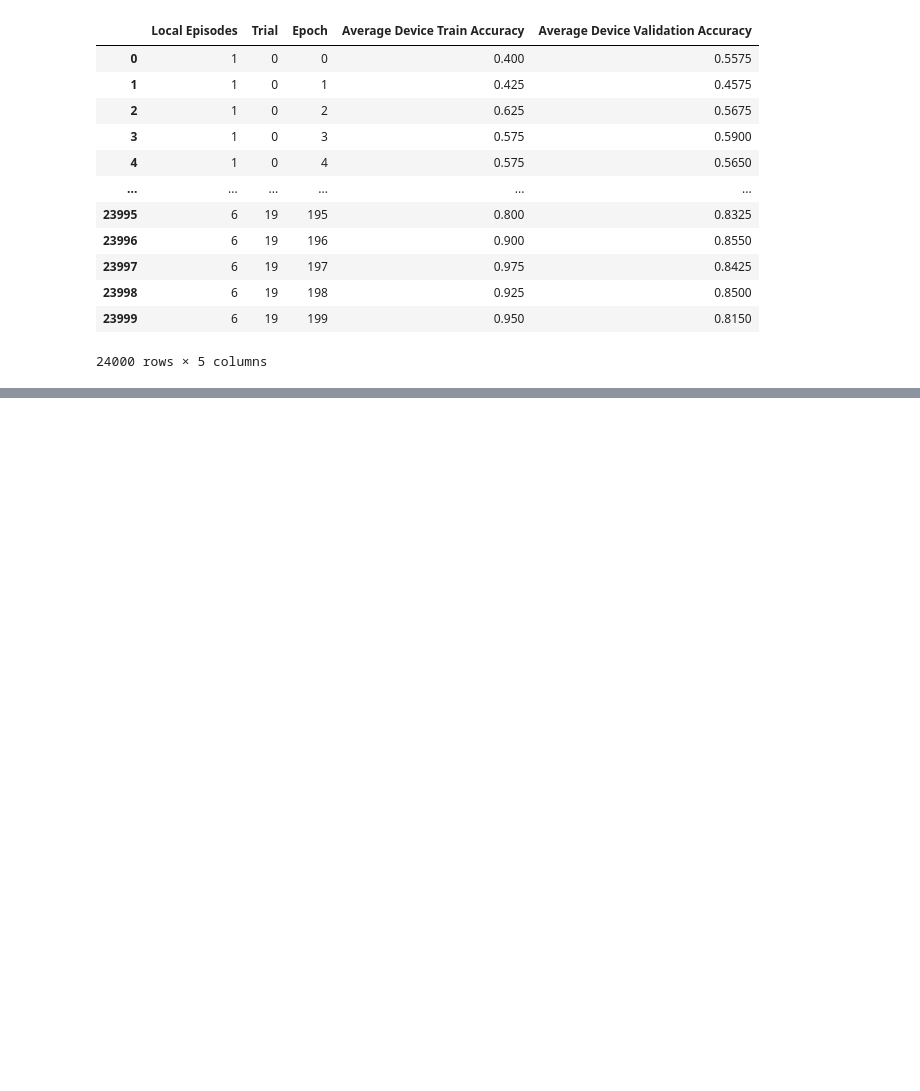
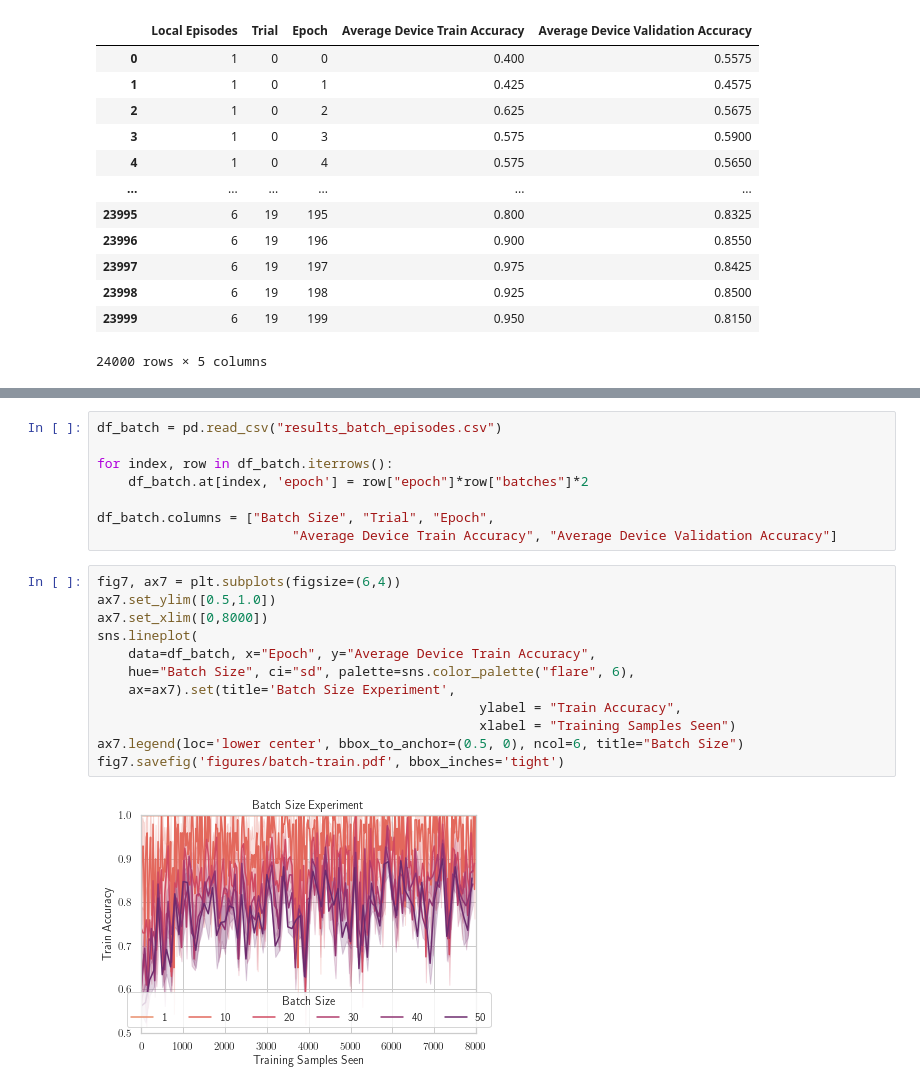
Before and after one commit to kavyakvk/TinyFederatedLearning, a Jupyter notebook: source/simulation/simulation-results/Graphing.ipynb, the cells around one changed output, grey strips where cells are left out. Drawn from its saved outputs; the diff is of its cells as text; blank space fills up the shorter version.

```diff
--- a/source/simulation/simulation-results/Graphing.ipynb
+++ b/source/simulation/simulation-results/Graphing.ipynb
@@ -155,0 +158,22 @@ fig6.savefig('figures/comparison-pretrain-val.pdf', bbox_inches='tight')
+# %%
+df_batch = pd.read_csv("results_batch_episodes.csv")
+
+for index, row in df_batch.iterrows():
+    df_batch.at[index, 'epoch'] = row["epoch"]*row["batches"]*2
+
+df_batch.columns = ["Batch Size", "Trial", "Epoch",
+                         "Average Device Train Accuracy", "Average Device Validation Accuracy"]
+# %%
+fig7, ax7 = plt.subplots(figsize=(6,4))
+ax7.set_ylim([0.5,1.0])
+ax7.set_xlim([0,8000])
+sns.lineplot(
+    data=df_batch, x="Epoch", y="Average Device Train Accuracy",
+    hue="Batch Size", ci="sd", palette=sns.color_palette("flare", 6),
+    ax=ax7).set(title='Batch Size Experiment',
+                                                 ylabel = "Train Accuracy",
+                                                 xlabel = "Training Samples Seen")
+ax7.legend(loc='lower center', bbox_to_anchor=(0.5, 0), ncol=6, title="Batch Size")
+fig7.savefig('figures/batch-train.pdf', bbox_inches='tight')
+# %% [output]
+[figure, added]
```
Also changed, not shown: parts of 10 cells of this notebook, 19 other files.
